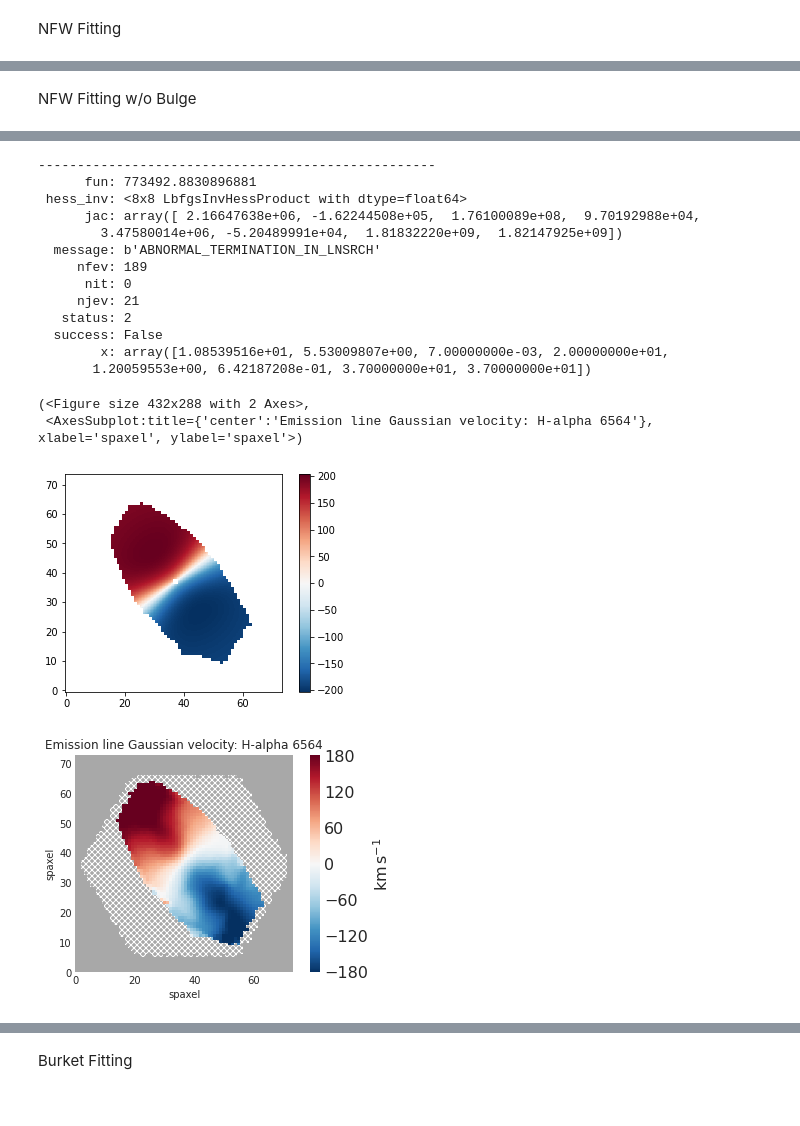
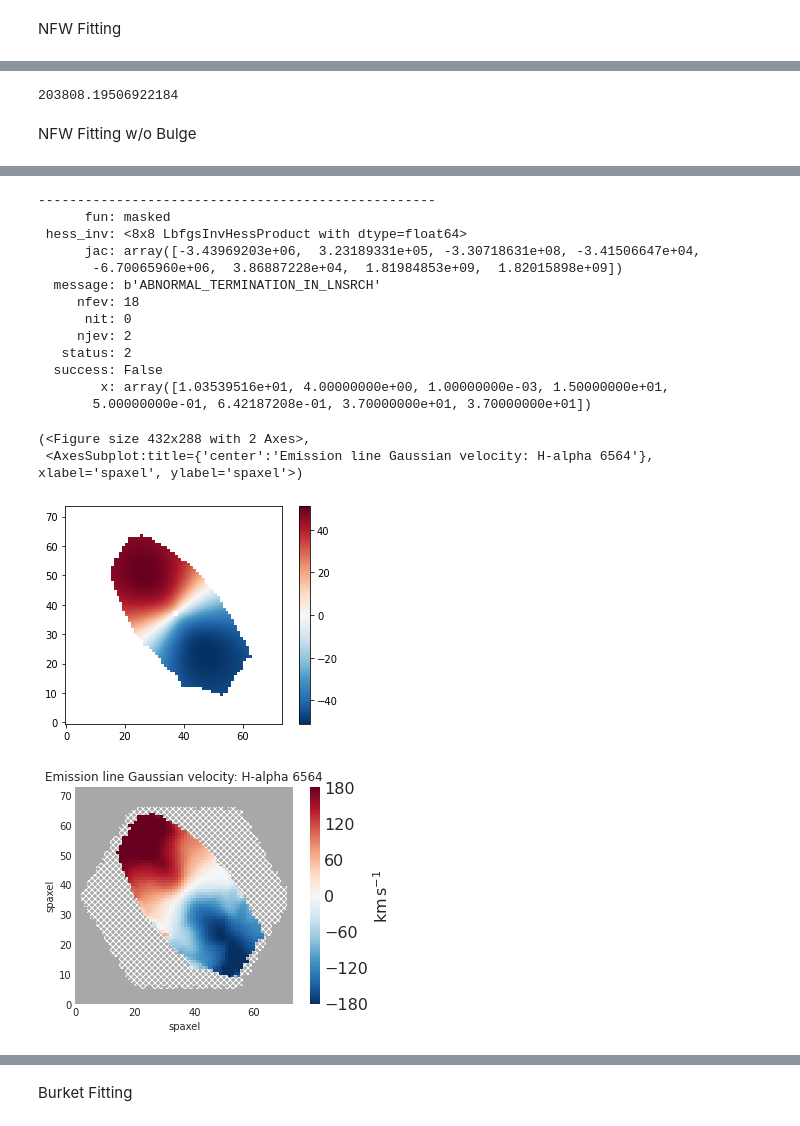
Before and after one commit to yzh250/RotationCurve, a Jupyter notebook: 2D Rotation Curve Fitting Using Marvin.ipynb, the cells around one changed output, grey strips where cells are left out. Drawn from its saved outputs; the diff is of its cells as text; code cells hidden in the pictures.

```diff
--- a/2D Rotation Curve Fitting Using Marvin.ipynb
+++ b/2D Rotation Curve Fitting Using Marvin.ipynb
@@ -585,4 +604,10 @@ gas_vfield_5.plot()
 [figure]
+# %%
+# Chi-square calculation
+chi_square_NFW = np.nansum((v_mask - mask_model_map_NFW) ** 2 * gas_ivar_5)
+chi_square_NFW
+# %% [output]
+203808.19506922184
 # %% [markdown]
 NFW Fitting w/o Bulge
 # %%
@@ -595,7 +620,7 @@ param_bounds_NFW_nb = [[np.log10(m_spec), 13],  # Disk mass [log(Msun)]
                 [-np.pi/2,np.pi/2],# Phase angle
                 [0.1,40],#center_x
                 [0.1,40]] #center_y
-p0_NFW_nb = [np.log10(m_spec)+0.5, 0.8*r50, 0.007, 20, incl,ph,37,37]
+p0_NFW_nb = [10, 4, 0.001, 15, 0.5, ph, 37, 37]
 bestfit_NFW_nb = minimize(nloglikelihood_NFW_nb, p0_NFW_nb, args=(gal_shape, v_mask, gas_ivar_5),bounds=param_bounds_NFW_nb)
 print('---------------------------------------------------')
 print(bestfit_NFW_nb)
@@ -615,17 +642,17 @@ gas_vfield_5.plot()
 ---------------------------------------------------
-      fun: 773492.8830896881
+      fun: masked
  hess_inv: <8x8 LbfgsInvHessProduct with dtype=float64>
-      jac: array([ 2.16647638e+06, -1.62244508e+05,  1.76100089e+08,  9.70192988e+04,
-        3.47580014e+06, -5.20489991e+04,  1.81832220e+09,  1.82147925e+09])
+      jac: array([-3.43969203e+06,  3.23189331e+05, -3.30718631e+08, -3.41506647e+04,
+       -6.70065960e+06,  3.86887228e+04,  1.81984853e+09,  1.82015898e+09])
   message: b'ABNORMAL_TERMINATION_IN_LNSRCH'
-     nfev: 189
+     nfev: 18
       nit: 0
-     njev: 21
+     njev: 2
    status: 2
   success: False
-        x: array([1.08539516e+01, 5.53009807e+00, 7.00000000e-03, 2.00000000e+01,
-       1.20059553e+00, 6.42187208e-01, 3.70000000e+01, 3.70000000e+01])
+        x: array([1.03539516e+01, 4.00000000e+00, 1.00000000e-03, 1.50000000e+01,
+       5.00000000e-01, 6.42187208e-01, 3.70000000e+01, 3.70000000e+01])
 (<Figure size 432x288 with 2 Axes>,
  <AxesSubplot:title={'center':'Emission line Gaussian velocity: H-alpha 6564'}, xlabel='spaxel', ylabel='spaxel'>)
-[figure, old version]
+[figure, new version]
 [figure]
```
Also changed, not shown: parts of 15 cells of this notebook.
